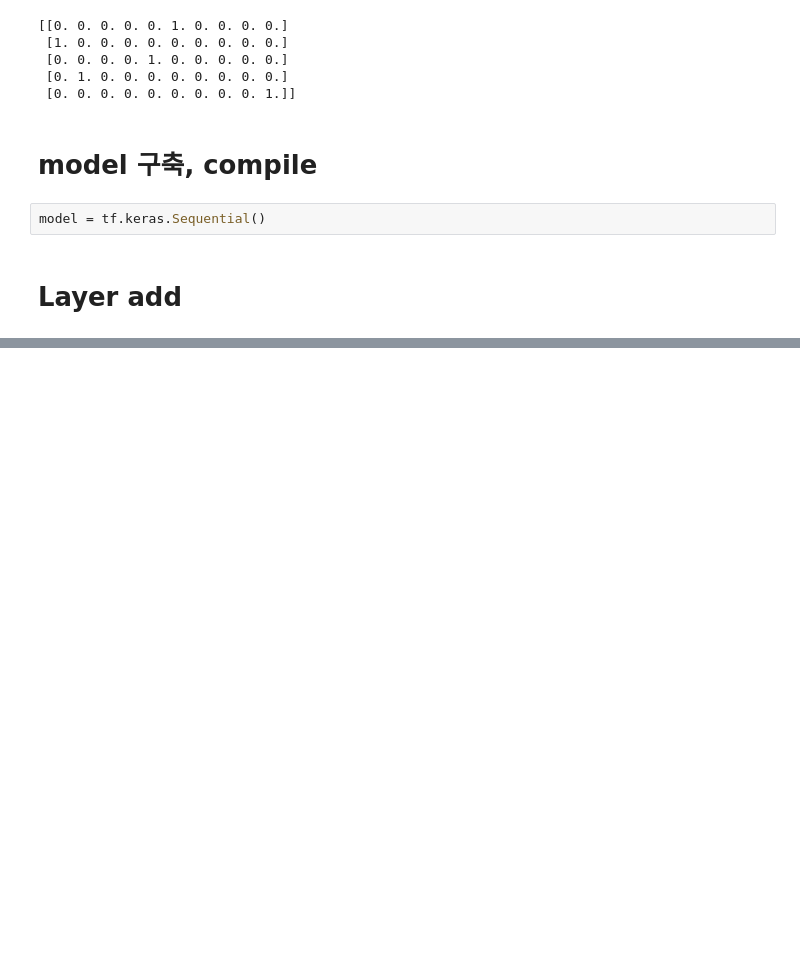
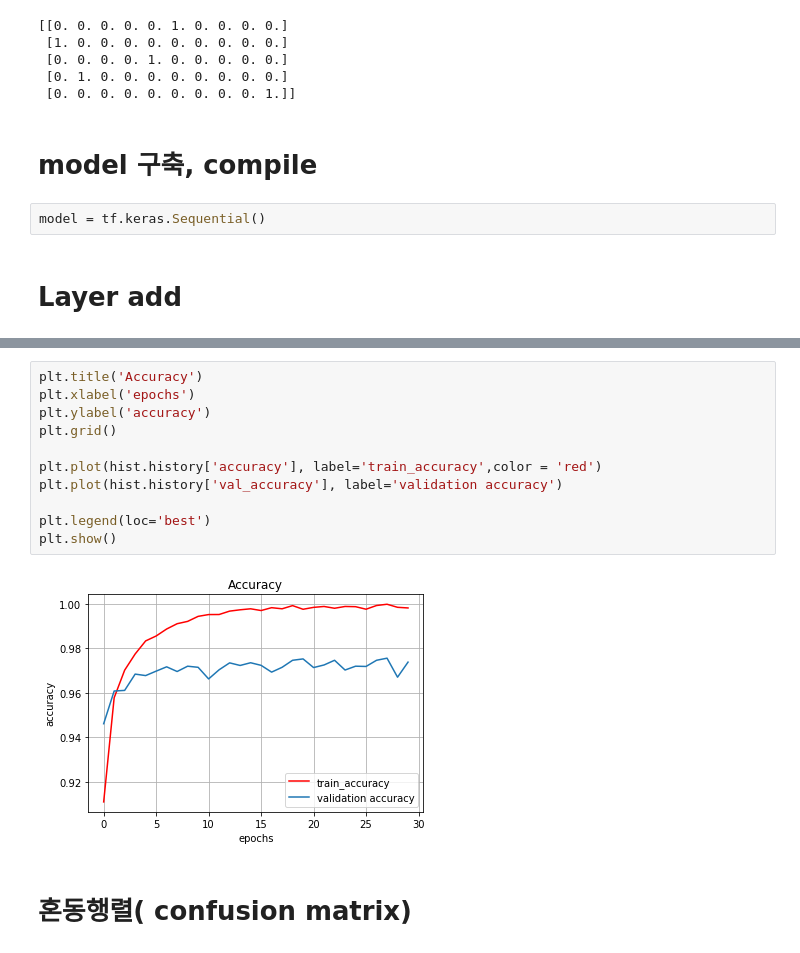
Before and after one commit to caumannerman/Tensorflow_practice, a Jupyter notebook: mnist_Classification.ipynb, the cells around one changed output, grey strips where cells are left out. Drawn from its saved outputs; the diff is of its cells as text; blank space fills up the shorter version.

```diff
--- a/mnist_Classification.ipynb
+++ b/mnist_Classification.ipynb
@@ -91,0 +152,15 @@ model.compile(optimizer=tf.keras)
+# %%
+plt.title('Accuracy')
+plt.xlabel('epochs')
+plt.ylabel('accuracy')
+plt.grid()
+
+plt.plot(hist.history['accuracy'], label='train_accuracy',color = 'red')
+plt.plot(hist.history['val_accuracy'], label='validation accuracy')
+
+plt.legend(loc='best')
+plt.show()
+# %% [output]
+[figure, added]
+# %% [markdown]
+# 혼동행렬( confusion matrix)
```
Also changed, not shown: parts of 6 cells of this notebook.
